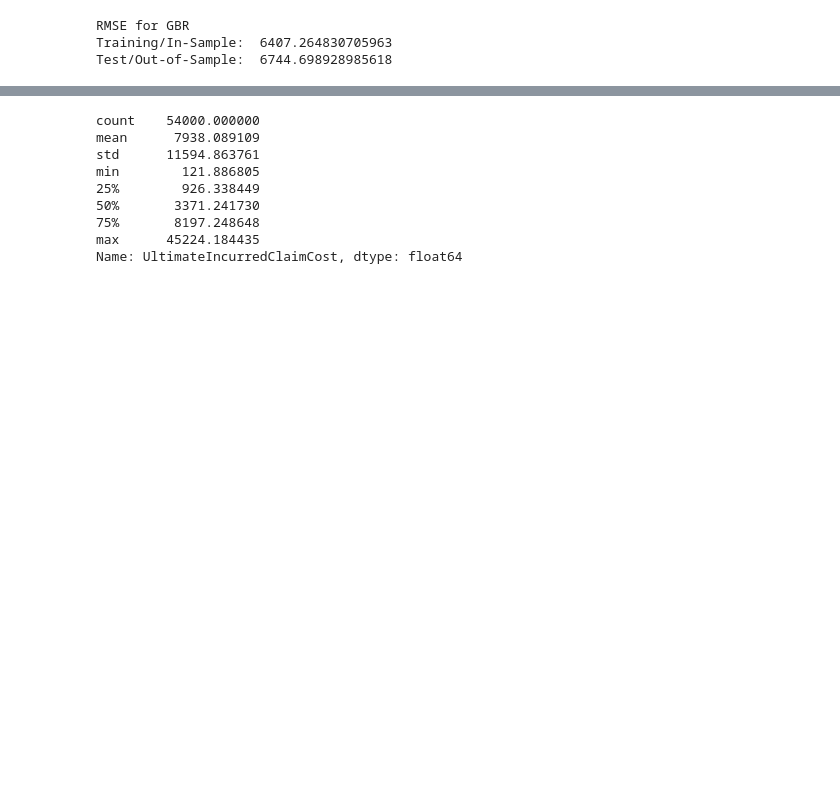
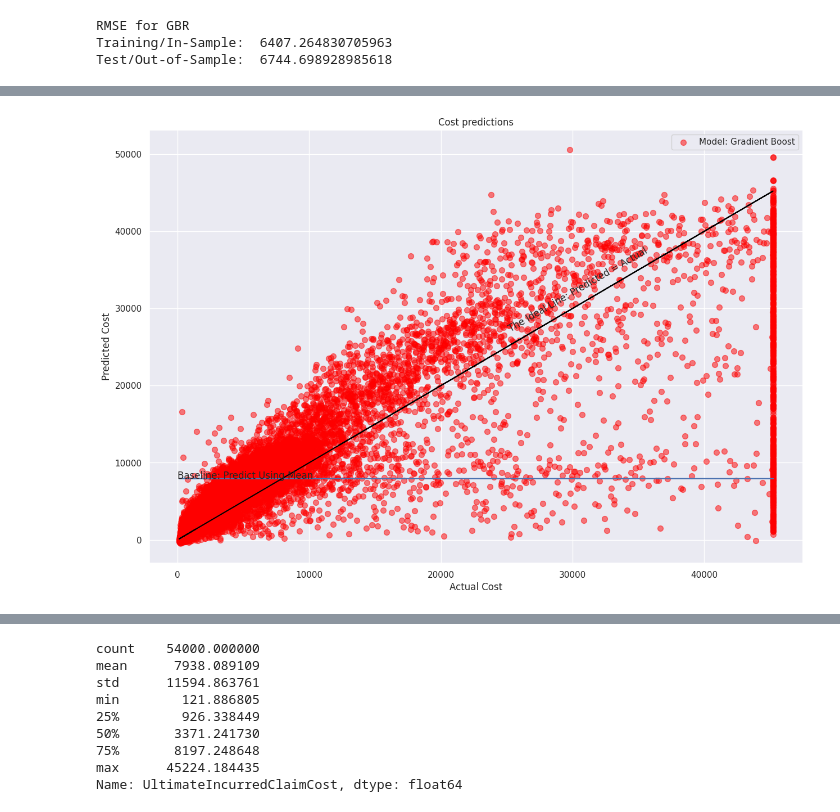
Before and after one commit to Ken-Alviola/CSC510, a Jupyter notebook: Portfolio Project/test.ipynb, the cells around one changed output, grey strips where cells are left out. Cells and saved outputs as stored; diff of their text form; code cells hidden in the pictures; blank space fills up the shorter version.

Commit message:
eval graphs

```diff
--- a/Portfolio Project/test.ipynb
+++ b/Portfolio Project/test.ipynb
@@ -938,0 +939,18 @@ InitialIncurredCalimsCost-88.97%
+# %%
+plt.figure(figsize=(15,10))
+plt.plot(y_test_base.UltimateIncurredClaimCost, y_test_base.cost_pred_mean, label='_nolegend_')
+plt.annotate("Baseline: Predict Using Mean", (0.5, 7928))
+plt.plot(y_test_base.UltimateIncurredClaimCost, y_test_base.UltimateIncurredClaimCost,color ='black', label='_nolegend_')
+plt.annotate("The Ideal Line: Predicted = Actual", (25000, 27000), rotation=30)
+
+plt.scatter(y_test_gbr.UltimateIncurredClaimCost, y_test_gbr.cost_pred_gbr,
+            alpha=.5, color="red", s=50, label="Model: Gradient Boost")
+
+plt.legend()
+plt.xlabel("Actual Cost")
+plt.ylabel("Predicted Cost")
+plt.title("Cost predictions")
+
+plt.show()
+# %% [output]
+[figure, added]
```
Also changed, not shown: parts of 61 cells of this notebook.
